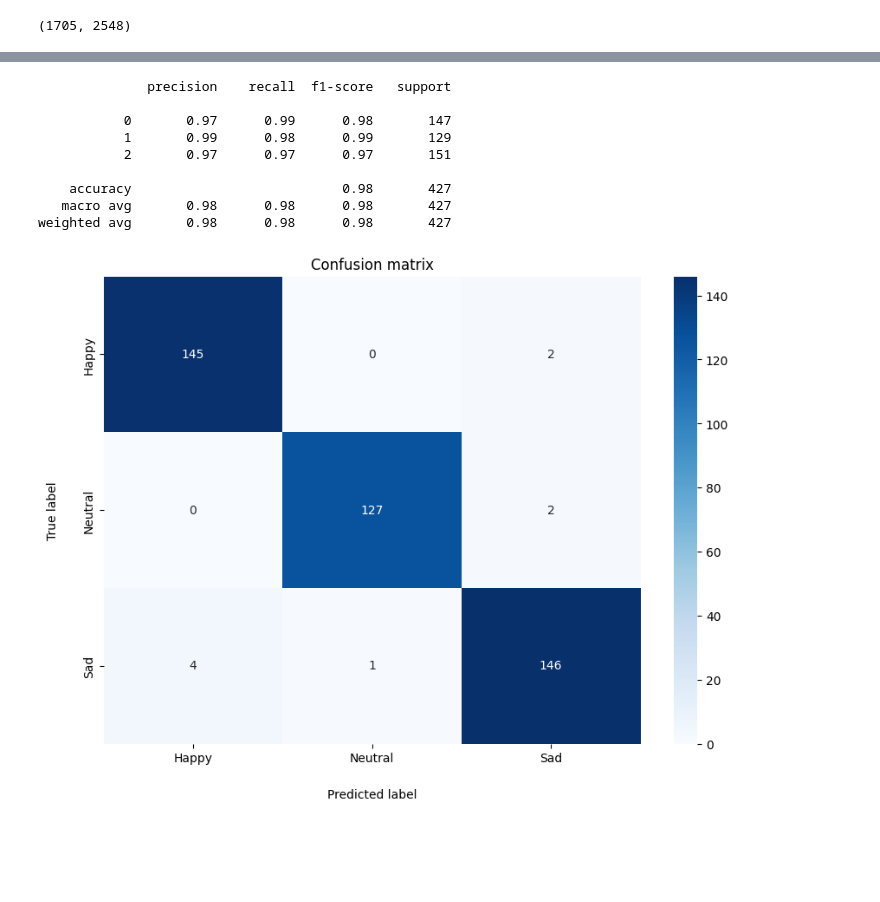
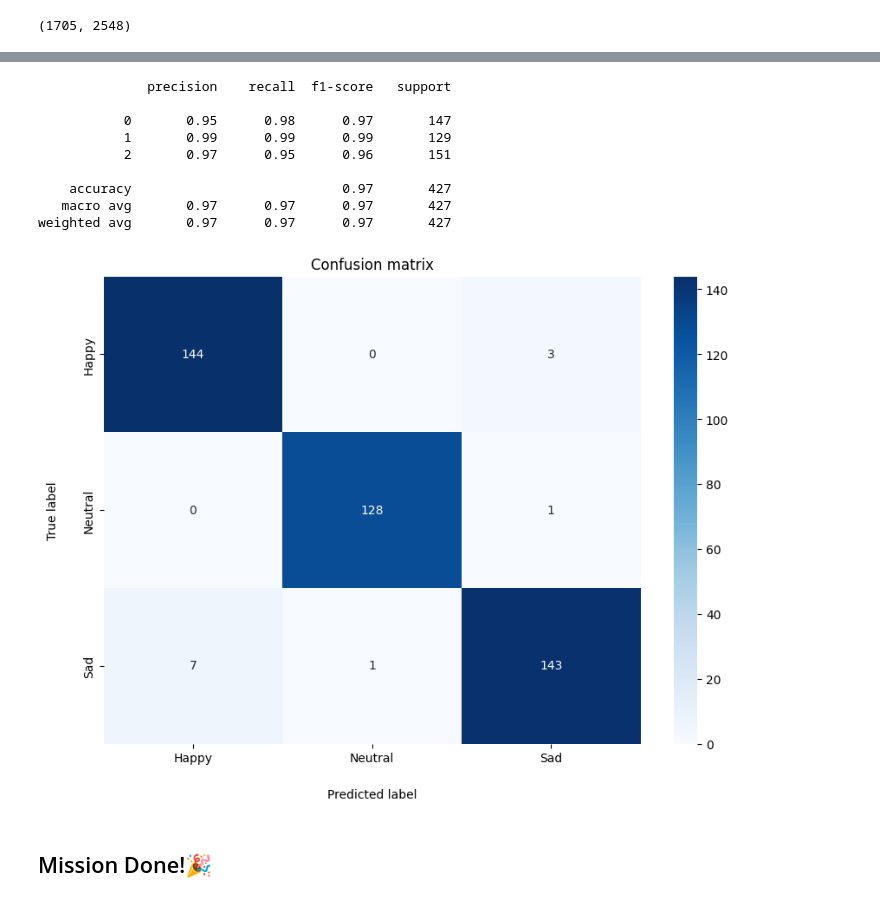
Before and after one commit to ahmed-alllam/Brain-EEG-Emotion-Classifier, a Jupyter notebook: src/EEG-emotion-classifier.ipynb, the cells around one changed output, grey strips where cells are left out. Saved outputs shown, nothing was run; the diff lists cells and outputs as text; code cells hidden in the pictures; blank space fills up the shorter version.

Commit message:
Created The Conformer (CNN + Transformer) model

```diff
--- a/src/EEG-emotion-classifier.ipynb
+++ b/src/EEG-emotion-classifier.ipynb
@@ -260,0 +368,5 @@ optimizer = optim.Adam(model.parameters(), lr=0.01)
+# %%
+input_dim = 2524  # Number of features in EEG signal
+num_classes = 3   # Number of classes for classification
+model = EEGConformer(input_dim, num_classes)
+loss = nn.CrossEntropyLoss()
@@ -301,18 +408,20 @@ for epoch in range(100):
 # %%
 # Evaluating the model
 y_pred = model(torch.from_numpy(X_test).float()).detach().numpy().argmax(axis=1)
 evaluate_model(y_test, y_pred)
 
 # Saving model
-torch.save(model.state_dict(), '../models/MLP.pth')
+torch.save(model.state_dict(), '../models/Conformer_EEG.pth')
 # %% [output]
               precision    recall  f1-score   support
 
-           0       0.97      0.99      0.98       147
-           1       0.99      0.98      0.99       129
-           2       0.97      0.97      0.97       151
+           0       0.95      0.98      0.97       147
+           1       0.99      0.99      0.99       129
+           2       0.97      0.95      0.96       151
 
-    accuracy                           0.98       427
-   macro avg       0.98      0.98      0.98       427
-weighted avg       0.98      0.98      0.98       427
+    accuracy                           0.97       427
+   macro avg       0.97      0.97      0.97       427
+weighted avg       0.97      0.97      0.97       427
-[figure, old version]
+[figure, new version]
+# %% [markdown]
+## Mission Done!🎉
```
Also changed, not shown: parts of 10 cells of this notebook, 3 other files.
